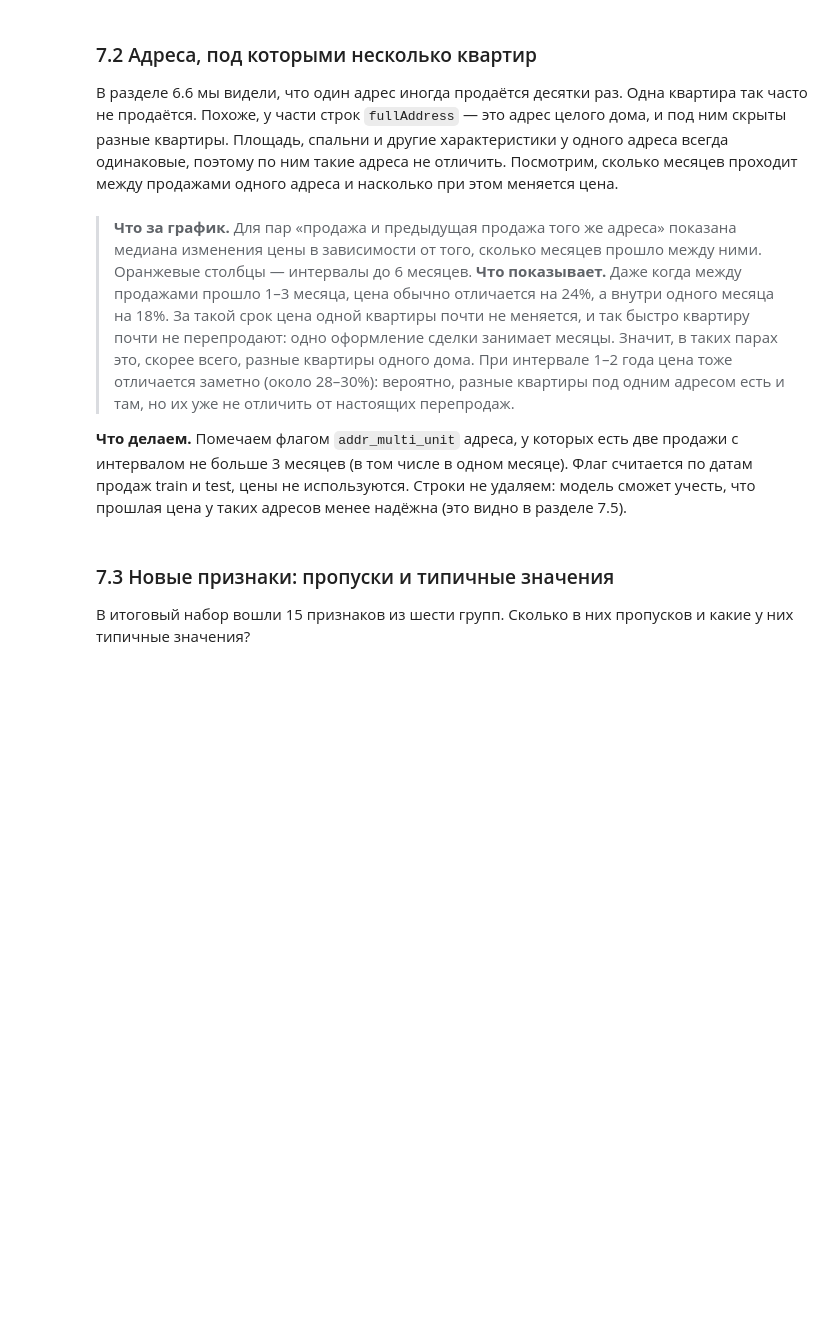
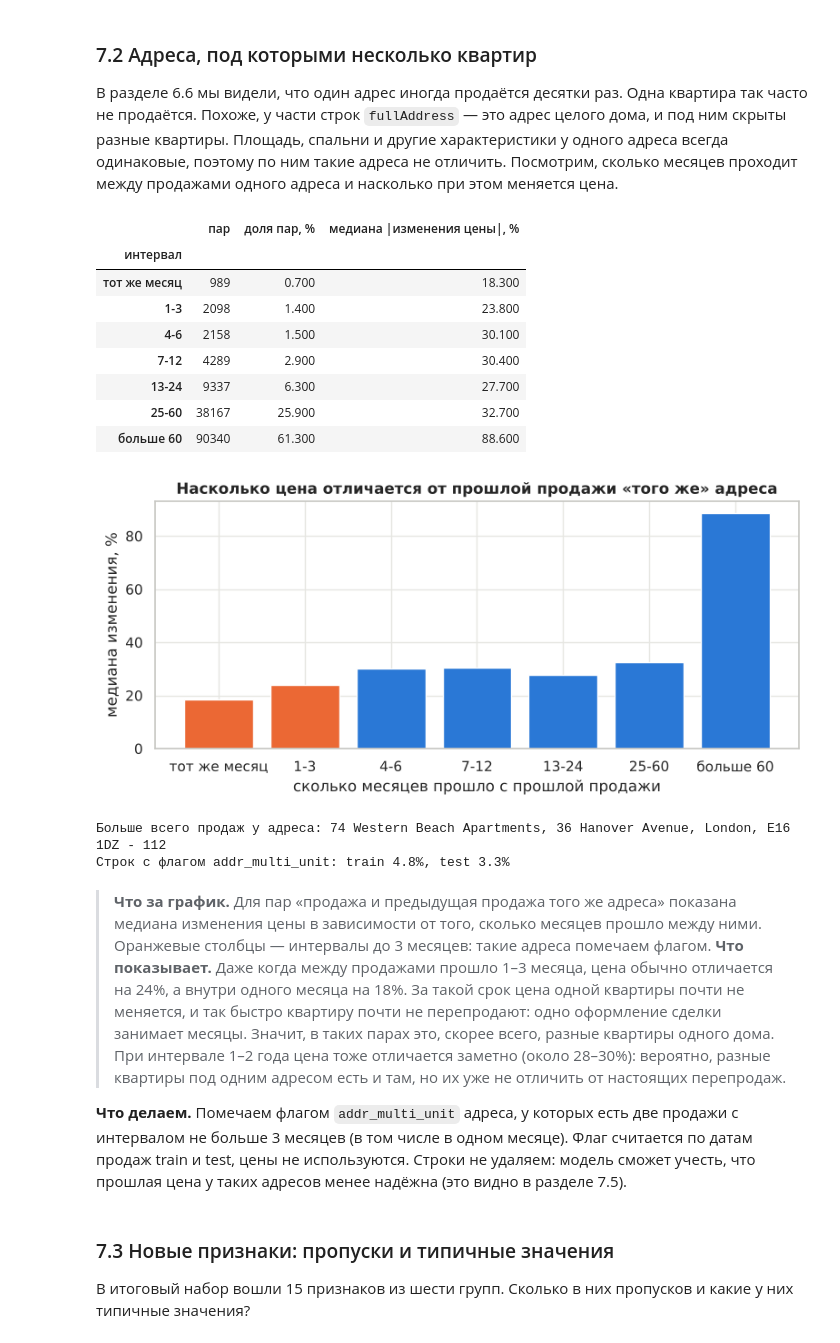
Before and after one commit to NastyaPich/hse-ai-project, a Jupyter notebook: notebooks/EDA.ipynb, the cells around one changed output. Cells and saved outputs as stored; diff of their text form; code cells hidden in the pictures; blank space fills up the shorter version.

```diff
--- a/notebooks/EDA.ipynb
+++ b/notebooks/EDA.ipynb
@@ -736,30 +725,43 @@ print('Строк train, по которым считаются признаки
 # %%
 d = train.drop_duplicates(train.columns.drop('ID')).copy()
 d['t'] = d.sale_year * 12 + d.sale_month
 d = d.sort_values(['fullAddress', 't'])
 g = d.groupby('fullAddress')
 d['gap'] = d['t'] - g['t'].shift()
 d['jump'] = (np.log(d['price']) - np.log(g['price'].shift())).abs()
 rep2 = d[d.gap.notna()].copy()
 bins = [-1, 0, 3, 6, 12, 24, 60, 400]
 labels = ['тот же месяц', '1-3', '4-6', '7-12', '13-24', '25-60', 'больше 60']
 rep2['интервал'] = pd.cut(rep2.gap, bins, labels=labels)
 tab = rep2.groupby('интервал', observed=True).agg(пар=('gap', 'size'), изменение_цены=('jump', 'median'))
 tab['доля пар, %'] = tab['пар'] / tab['пар'].sum() * 100
 tab['медиана |изменения цены|, %'] = (np.exp(tab['изменение_цены']) - 1) * 100
 display(tab[['пар', 'доля пар, %', 'медиана |изменения цены|, %']].round(1))
 
 fig, ax = plt.subplots(figsize=(8, 3.8))
-ax.bar(tab.index.astype(str), tab['медиана |изменения цены|, %'], color=[ORANGE] * 3 + [BLUE] * 4)
+ax.bar(tab.index.astype(str), tab['медиана |изменения цены|, %'], color=[ORANGE] * 2 + [BLUE] * 5)
 ax.set_title('Насколько цена отличается от прошлой продажи «того же» адреса')
 ax.set_xlabel('сколько месяцев прошло с прошлой продажи'); ax.set_ylabel('медиана изменения, %')
 plt.tight_layout(); plt.show()
 
 n_addr = train.groupby('fullAddress').size()
 print('Больше всего продаж у адреса:', n_addr.idxmax(), '-', n_addr.max())
 print('Строк с флагом addr_multi_unit: train %.1f%%, test %.1f%%' % (tr_e.addr_multi_unit.mean() * 100, te_e.addr_multi_unit.mean() * 100))
+# %% [output]
+|  | пар | доля пар, % | медиана |изменения цены|, % |
+| интервал |  |  |  |
+| тот же месяц | 989 | 0.700 | 18.300 |
+| 1-3 | 2098 | 1.400 | 23.800 |
+| 4-6 | 2158 | 1.500 | 30.100 |
+| 7-12 | 4289 | 2.900 | 30.400 |
+| 13-24 | 9337 | 6.300 | 27.700 |
+| 25-60 | 38167 | 25.900 | 32.700 |
+| больше 60 | 90340 | 61.300 | 88.600 |
+[figure, added]
+Больше всего продаж у адреса: 74 Western Beach Apartments, 36 Hanover Avenue, London, E16 1DZ - 112
+Строк с флагом addr_multi_unit: train 4.8%, test 3.3%
 # %% [markdown]
-> **Что за график.** Для пар «продажа и предыдущая продажа того же адреса» показана медиана изменения цены в зависимости от того, сколько месяцев прошло между ними. Оранжевые столбцы — интервалы до 6 месяцев.
+> **Что за график.** Для пар «продажа и предыдущая продажа того же адреса» показана медиана изменения цены в зависимости от того, сколько месяцев прошло между ними. Оранжевые столбцы — интервалы до 3 месяцев: такие адреса помечаем флагом.
 > **Что показывает.** Даже когда между продажами прошло 1–3 месяца, цена обычно отличается на 24%, а внутри одного месяца на 18%. За такой срок цена одной квартиры почти не меняется, и так быстро квартиру почти не перепродают: одно оформление сделки занимает месяцы. Значит, в таких парах это, скорее всего, разные квартиры одного дома. При интервале 1–2 года цена тоже отличается заметно (около 28–30%): вероятно, разные квартиры под одним адресом есть и там, но их уже не отличить от настоящих перепродаж.
 
 **Что делаем.** Помечаем флагом `addr_multi_unit` адреса, у которых есть две продажи с интервалом не больше 3 месяцев (в том числе в одном месяце). Флаг считается по датам продаж train и test, цены не используются. Строки не удаляем: модель сможет учесть, что прошлая цена у таких адресов менее надёжна (это видно в разделе 7.5).
```
Also changed, not shown: parts of 11 cells of this notebook, 2 other files.
